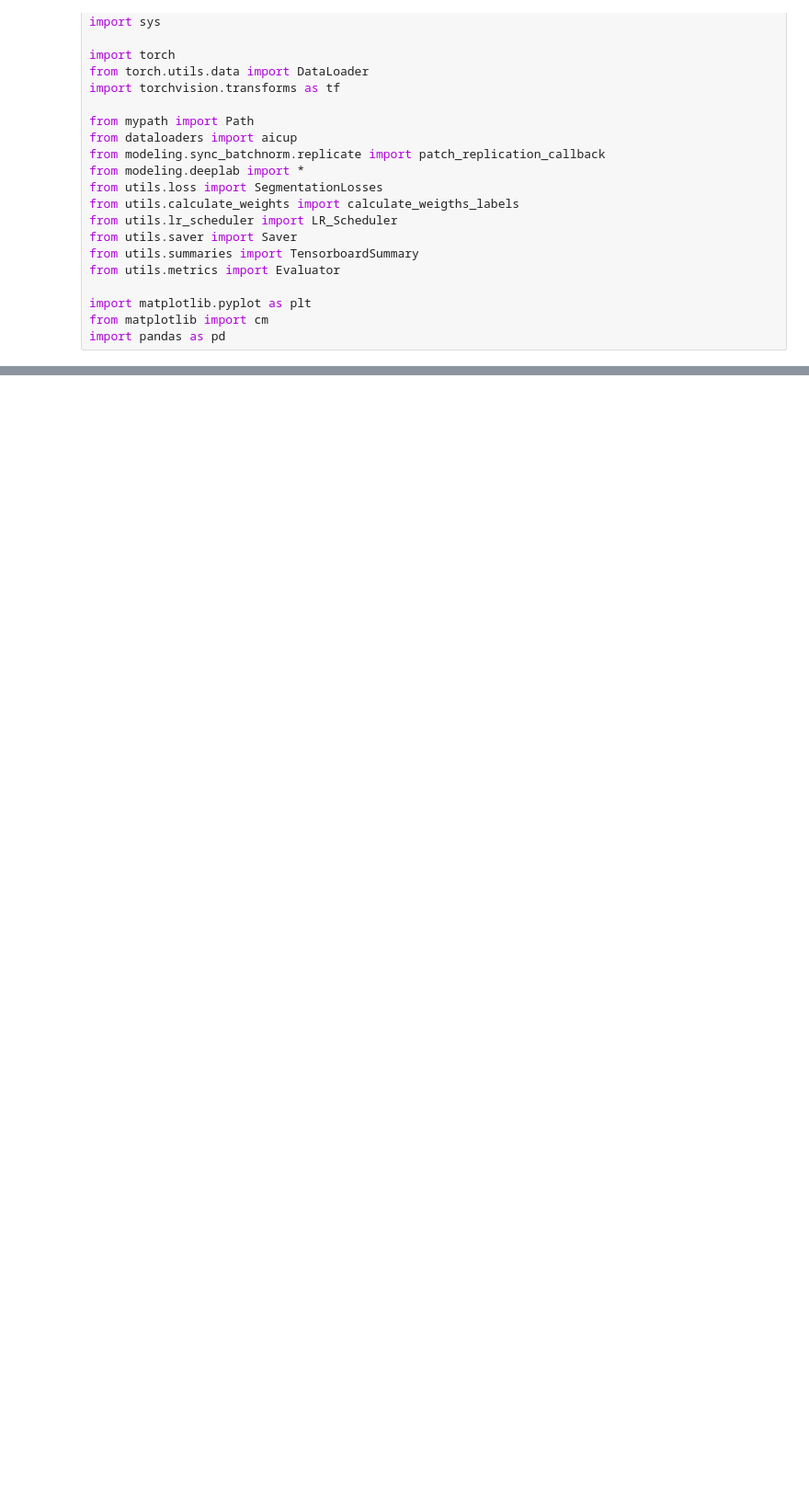
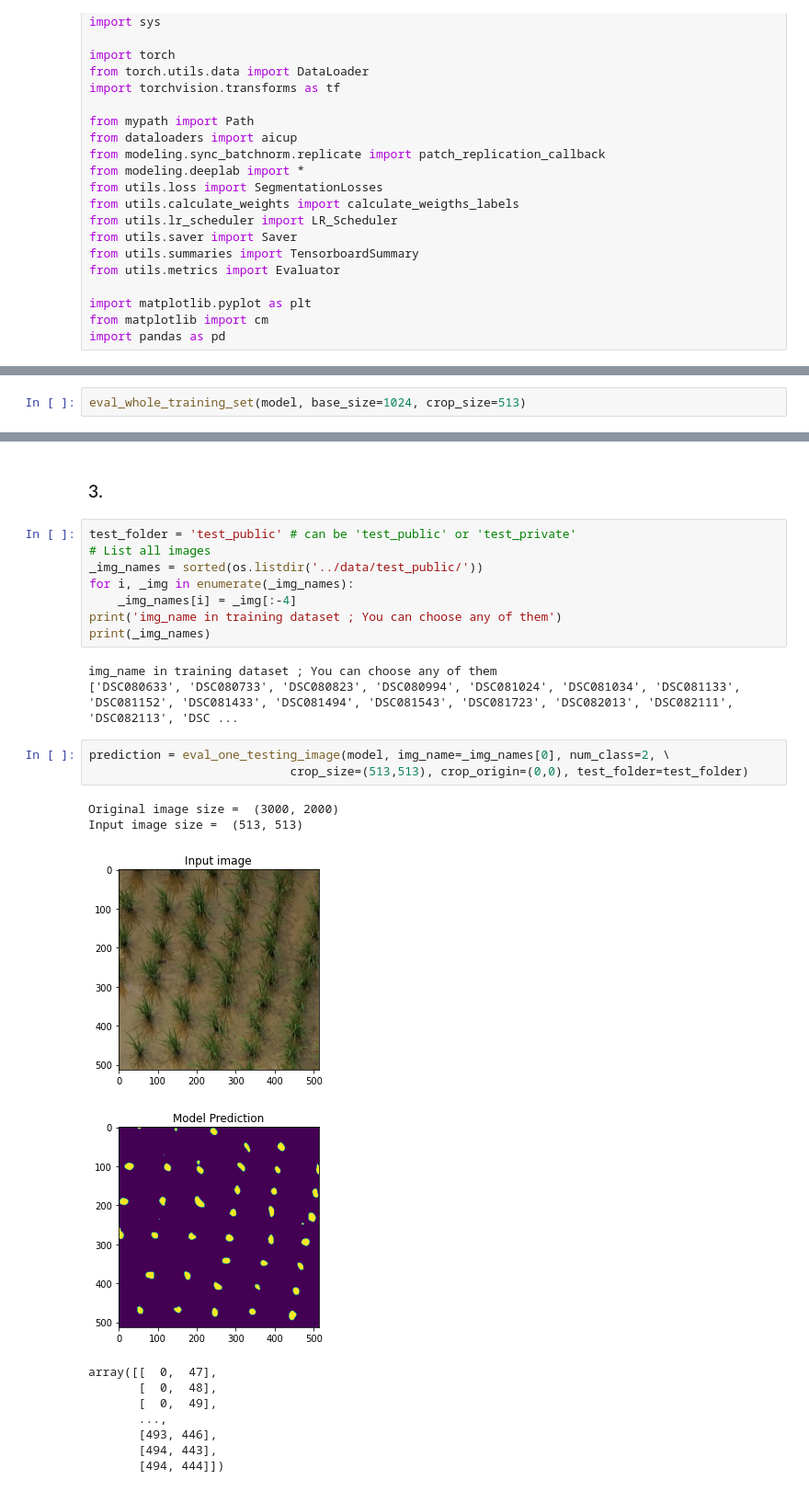
Before and after one commit to tl32rodan/pytorch-deeplab-xception, a Jupyter notebook: seg_test.ipynb, the cells around one changed output, grey strips where cells are left out. Shown at 92% size. Drawn from its saved outputs; the diff is of its cells as text; blank space fills up the shorter version.

```diff
--- a/seg_test.ipynb
+++ b/seg_test.ipynb
@@ -313,0 +274,2 @@ print(evaluator.confusion_matrix)
+# %%
+eval_whole_training_set(model, base_size=1024, crop_size=513)
@@ -313,0 +282,28 @@ print(evaluator.confusion_matrix)
+# %% [markdown]
+### 3.
+# %%
+test_folder = 'test_public' # can be 'test_public' or 'test_private'
+# List all images
+_img_names = sorted(os.listdir('../data/test_public/'))
+for i, _img in enumerate(_img_names):
+    _img_names[i] = _img[:-4]
+print('img_name in training dataset ; You can choose any of them')
+print(_img_names)
+# %% [output]
+img_name in training dataset ; You can choose any of them
+['DSC080633', 'DSC080733', 'DSC080823', 'DSC080994', 'DSC081024', 'DSC081034', 'DSC081133', 'DSC081152', 'DSC081433', 'DSC081494', 'DSC081543', 'DSC081723', 'DSC082013', 'DSC082111', 'DSC082113', 'DSC ...
+# %%
+prediction = eval_one_testing_image(model, img_name=_img_names[0], num_class=2, \
+                            crop_size=(513,513), crop_origin=(0,0), test_folder=test_folder)
+# %% [output]
+Original image size =  (3000, 2000)
+Input image size =  (513, 513)
+[figure, added]
+[figure, added]
+array([[  0,  47],
+       [  0,  48],
+       [  0,  49],
+       ...,
+       [493, 446],
+       [494, 443],
+       [494, 444]])
```
Also changed, not shown: parts of 51 cells of this notebook.
